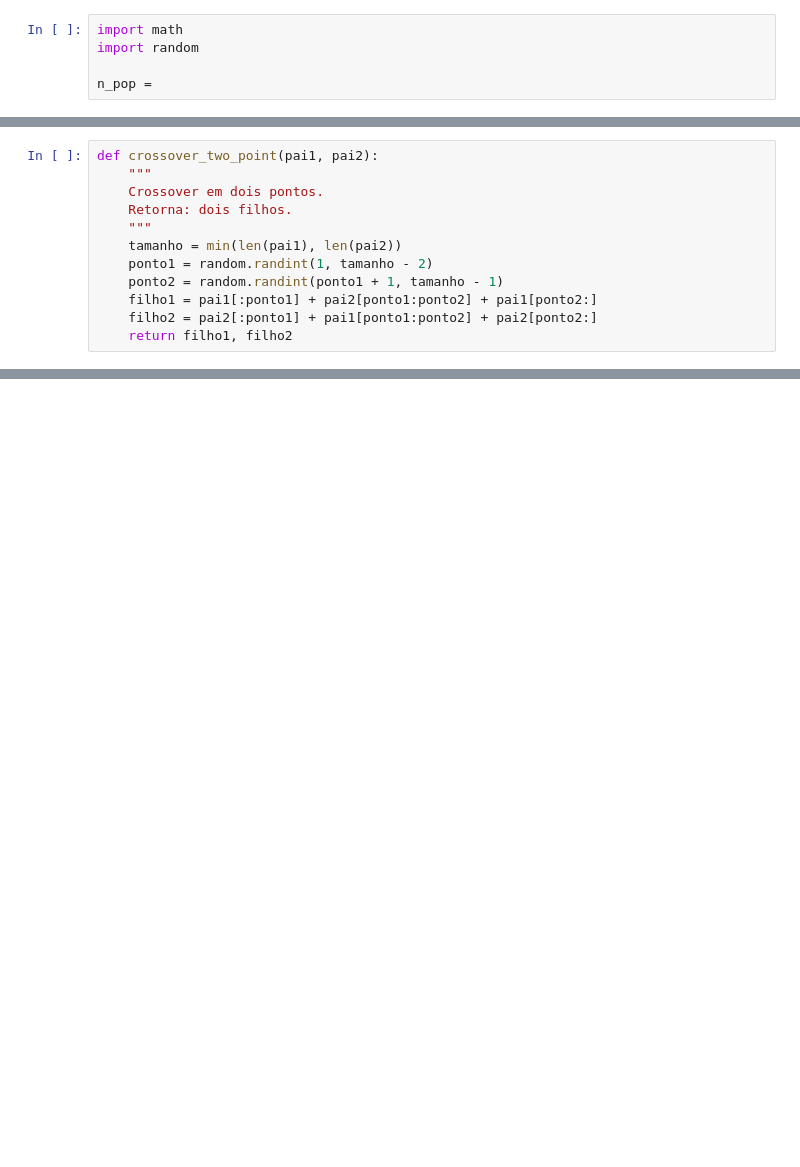
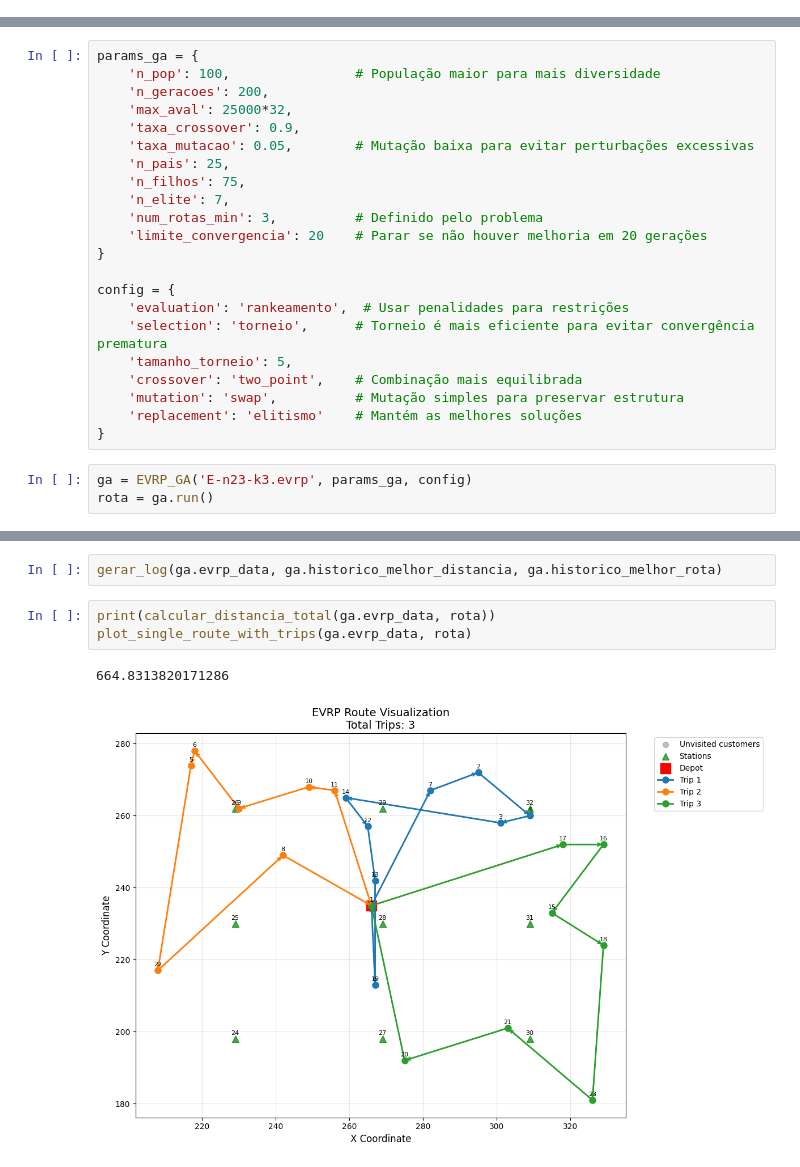
Before and after one commit to MarcelodMelo/CompEvo, a Jupyter notebook: GA.ipynb, the cells around one changed output, grey strips where cells are left out. Saved outputs shown, nothing was run; the diff lists cells and outputs as text; blank space fills up the shorter version.

```diff
--- a/GA.ipynb
+++ b/GA.ipynb
@@ -63,5 +0,0 @@ Método Único: Gerar Rotas
-# %%
-import math
-import random
-
-n_pop =
@@ -273,12 +0,0 @@ def crossover_one_point(pai1, pai2):
-# %%
-def crossover_two_point(pai1, pai2):
-    """
-    Crossover em dois pontos.
-    Retorna: dois filhos.
-    """
-    tamanho = min(len(pai1), len(pai2))
-    ponto1 = random.randint(1, tamanho - 2)
-    ponto2 = random.randint(ponto1 + 1, tamanho - 1)
-    filho1 = pai1[:ponto1] + pai2[ponto1:ponto2] + pai1[ponto2:]
-    filho2 = pai2[:ponto1] + pai1[ponto1:ponto2] + pai2[ponto2:]
-    return filho1, filho2
@@ -352,0 +206,25 @@ Objetivo: Definir quem sobrevive para a próxima geração.
+# %%
+params_ga = {
+    'n_pop': 100,                # População maior para mais diversidade
+    'n_geracoes': 200,
+    'max_aval': 25000*32,
+    'taxa_crossover': 0.9,
+    'taxa_mutacao': 0.05,        # Mutação baixa para evitar perturbações excessivas
+    'n_pais': 25,
+    'n_filhos': 75,
+    'n_elite': 7,
+    'num_rotas_min': 3,          # Definido pelo problema
+    'limite_convergencia': 20    # Parar se não houver melhoria em 20 gerações
+}
+
+config = {
+    'evaluation': 'rankeamento',  # Usar penalidades para restrições
+    'selection': 'torneio',      # Torneio é mais eficiente para evitar convergência prematura
+    'tamanho_torneio': 5,
+    'crossover': 'two_point',    # Combinação mais equilibrada
+    'mutation': 'swap',          # Mutação simples para preservar estrutura
+    'replacement': 'elitismo'    # Mantém as melhores soluções
+}
+# %%
+ga = EVRP_GA('E-n23-k3.evrp', params_ga, config)
+rota = ga.run()
@@ -352,0 +249,8 @@ Objetivo: Definir quem sobrevive para a próxima geração.
+# %%
+gerar_log(ga.evrp_data, ga.historico_melhor_distancia, ga.historico_melhor_rota)
+# %%
+print(calcular_distancia_total(ga.evrp_data, rota))
+plot_single_route_with_trips(ga.evrp_data, rota)
+# %% [output]
+664.8313820171286
+[figure, added]
```
Also changed, not shown: parts of 31 cells of this notebook, 19 other files.
